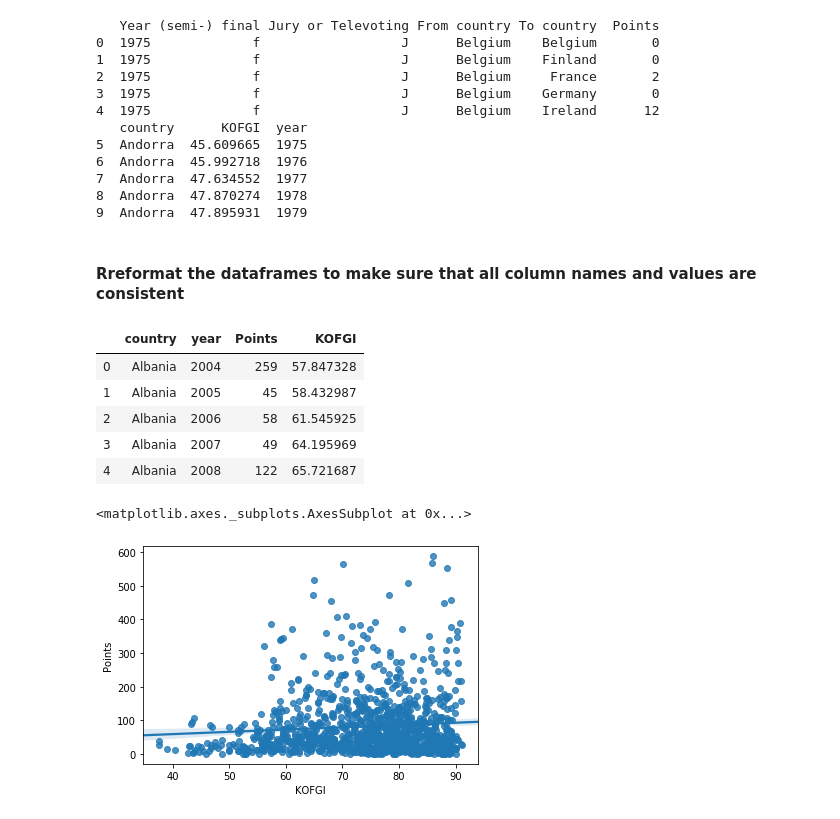
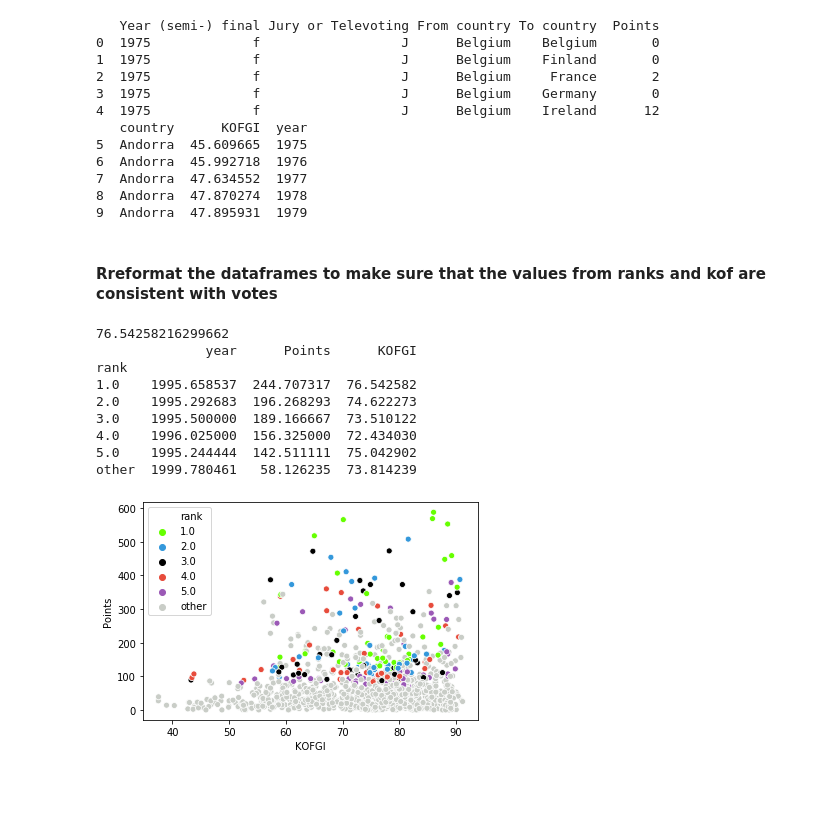
Before and after one commit to EdenBD/How-To-Win-Eurovision, a Jupyter notebook: integrating_KOF_and_votes.ipynb, the cells around one changed output. Saved outputs shown, nothing was run; the diff lists cells and outputs as text; code cells hidden in the pictures; blank space fills up the shorter version.

Commit message:
added colors according to the ranks for the vizualization

```diff
--- a/integrating_KOF_and_votes.ipynb
+++ b/integrating_KOF_and_votes.ipynb
@@ -9,9 +9,11 @@ import matplotlib.pyplot as plt
 # %%
 kof = pd.read_csv(os.path.join('data',r'KOF_globalization_modified.csv'))
 kof = kof[["country", "KOFGI","year"]] # we're interested in just 'KOFGI' (see the explanation in 'KOF_globalisation_index_script' for why)
+
 votes = pd.read_csv(os.path.join('data',r'votes_dataset_clean.csv'))
 
-#todo: linear regression?
+ranks = pd.read_csv(os.path.join('data',r'cleaned_wikipedia_songs.csv'))
+ranks = ranks[["year","country","rank"]]
 # %% [markdown]
 #### Getting only data between 1975 and 2016 in votes database
 # %%
@@ -45,11 +47,11 @@ print(kof.head())
 8  Andorra  47.870274  1978
 9  Andorra  47.895931  1979
 # %% [markdown]
-#### Rreformat the dataframes to make sure that all column names and values are consistent
+#### Rreformat the dataframes to make sure that the values from ranks and kof are consistent with votes
 # %%
 total_points = votes.groupby(['To country', 'Year']).sum()
 
-# rename the columns to be the same as the corresponding columns in kof
+# rename the votes columns to be the same as the corresponding columns in kof
 total_points.reset_index(inplace=True)
 total_points.rename(columns = {'To country':'country', 'Year':'year' }, inplace = True)
 
@@ -62,17 +64,22 @@ spellingChanges = {'Bosnia and Herzegovina': 'Bosnia & Herzegovina',
 for c in spellingChanges:
     kof['country'] = kof['country'].replace([c], spellingChanges[c])
 
+# rename rank's countries to be consisten with total_point's countries
+ranks['country'] = ranks['country'].str.strip()
+spellingChanges =  {'Bosnia and Herzegovina': 'Bosnia & Herzegovina',
+                  'Macedonia, FYR': 'F.Y.R. Macedonia',
+                  'Netherlands': 'The Netherlands',
+                  'Russian Federation': 'Russia',
+                  'Slovak Republic': 'Slovakia'}
+for c in spellingChanges:
+    ranks['country'] = ranks['country'].replace([c], spellingChanges[c])
+    filterCountries = (~ranks["country"].isin(["Yugoslavia","Serbia and Montenegro"]))
+    ranks = ranks[filterCountries]
+
+#getting KOF and points in the same df
 joined_df = pd.merge(total_points, kof,  how='left', left_on=['country','year'], right_on = ['country','year'])
-joined_df.head()
+#adding ranks to that df
+joined_df = pd.merge(joined_df, ranks, how='left',left_on=['country','year'], right_on = ['country','year'])
+
+#tempoorary
+joined_df["rank"] = joined_df["rank"].fillna("other").astype(str)
-# %% [output]
-|  | country | year | Points | KOFGI |
-| 0 | Albania | 2004 | 259 | 57.847328 |
-| 1 | Albania | 2005 | 45 | 58.432987 |
-| 2 | Albania | 2006 | 58 | 61.545925 |
-| 3 | Albania | 2007 | 49 | 64.195969 |
-| 4 | Albania | 2008 | 122 | 65.721687 |
-# %%
-sns.regplot(x=joined_df["KOFGI"], y=joined_df["Points"])
-# %% [output]
-<matplotlib.axes._subplots.AxesSubplot at 0x...>
-[figure, removed]
@@ -80,0 +86,24 @@ sns.regplot(x=joined_df["KOFGI"], y=joined_df["Points"])
+# %%
+# setting the colors
+flatui = ["#66ff00", "#3498db", "#000000", "#e74c3c", "#9b59b6", "#C9CDC7"]
+sns.set_palette(flatui)
+
+#plotting
+g = sns.scatterplot(x="KOFGI", y="Points",data=joined_df,hue='rank',hue_order = ['1.0','2.0','3.0','4.0','5.0','other'],\
+               )
+
+rank1 = joined_df[joined_df["rank"] == '1.0']
+print(rank1["KOFGI"].mean())
+
+print(joined_df.groupby("rank").mean())
+# %% [output]
+76.54258216299662
+              year      Points      KOFGI
+rank
+1.0    1995.658537  244.707317  76.542582
+2.0    1995.292683  196.268293  74.622273
+3.0    1995.500000  189.166667  73.510122
+4.0    1996.025000  156.325000  72.434030
+5.0    1995.244444  142.511111  75.042902
+other  1999.780461   58.126235  73.814239
+[figure, added]
```
Also changed, not shown: parts of 2 cells of this notebook.
